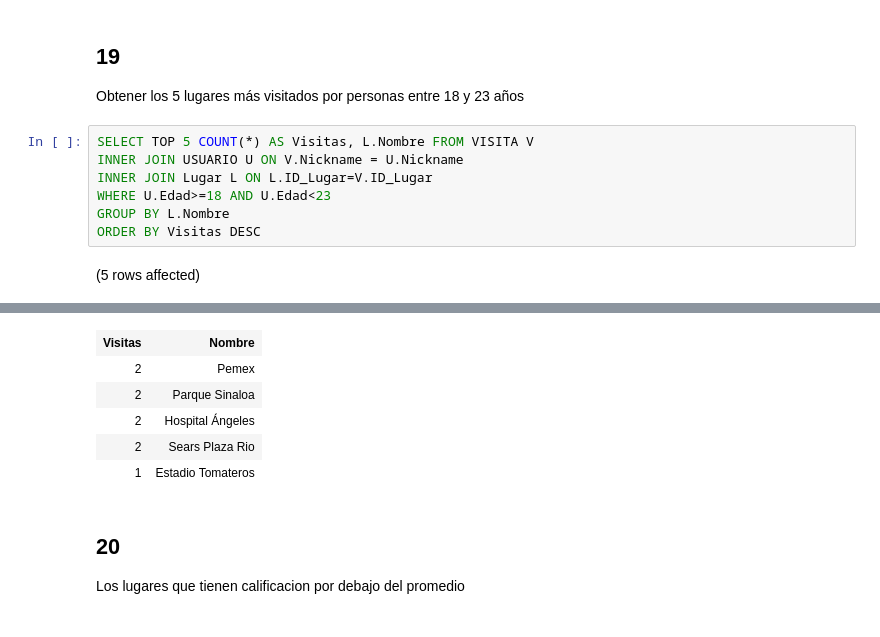
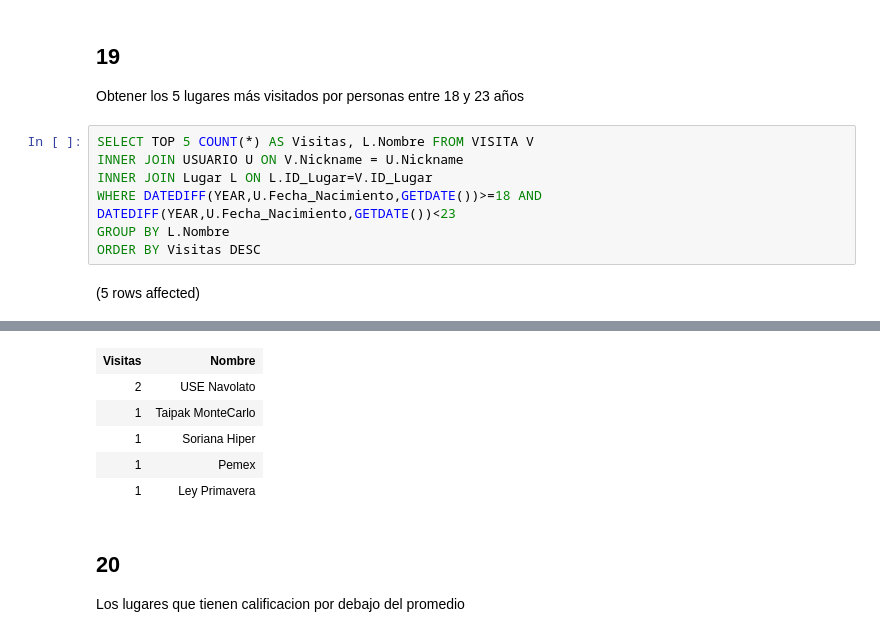
Before and after one commit to DanielCamposs98/BDCuatroCuadras, a Jupyter notebook: CuatroCuadras (Consultas).ipynb, the cells around one changed output, grey strips where cells are left out. Saved outputs shown, nothing was run; the diff lists cells and outputs as text.

```diff
--- a/CuatroCuadras (Consultas).ipynb
+++ b/CuatroCuadras (Consultas).ipynb
@@ -366,7 +365,7 @@ Obtener los 5 lugares más visitados por personas entre 18 y 23 años
 SELECT TOP 5 COUNT(*) AS Visitas, L.Nombre FROM VISITA V
 INNER JOIN USUARIO U ON V.Nickname = U.Nickname
 INNER JOIN Lugar L ON L.ID_Lugar=V.ID_Lugar
-WHERE U.Edad>=18 AND U.Edad<23
+WHERE DATEDIFF(YEAR,U.Fecha_Nacimiento,GETDATE())>=18 AND DATEDIFF(YEAR,U.Fecha_Nacimiento,GETDATE())<23
 GROUP BY L.Nombre
 ORDER BY Visitas DESC
 # %% [output]
@@ -375,9 +374,9 @@ Total execution time: 00:00:03.306
 | Visitas | Nombre |
-| 2 | Pemex |
-| 2 | Parque Sinaloa |
-| 2 | Hospital Ángeles |
-| 2 | Sears Plaza Rio |
-| 1 | Estadio Tomateros |
+| 2 | USE Navolato |
+| 1 | Taipak MonteCarlo |
+| 1 | Soriana Hiper |
+| 1 | Pemex |
+| 1 | Ley Primavera |
 # %% [markdown]
 ## 20
 Los lugares que tienen calificacion por debajo del promedio
```
Also changed, not shown: parts of 6 cells of this notebook, 2 other files.
